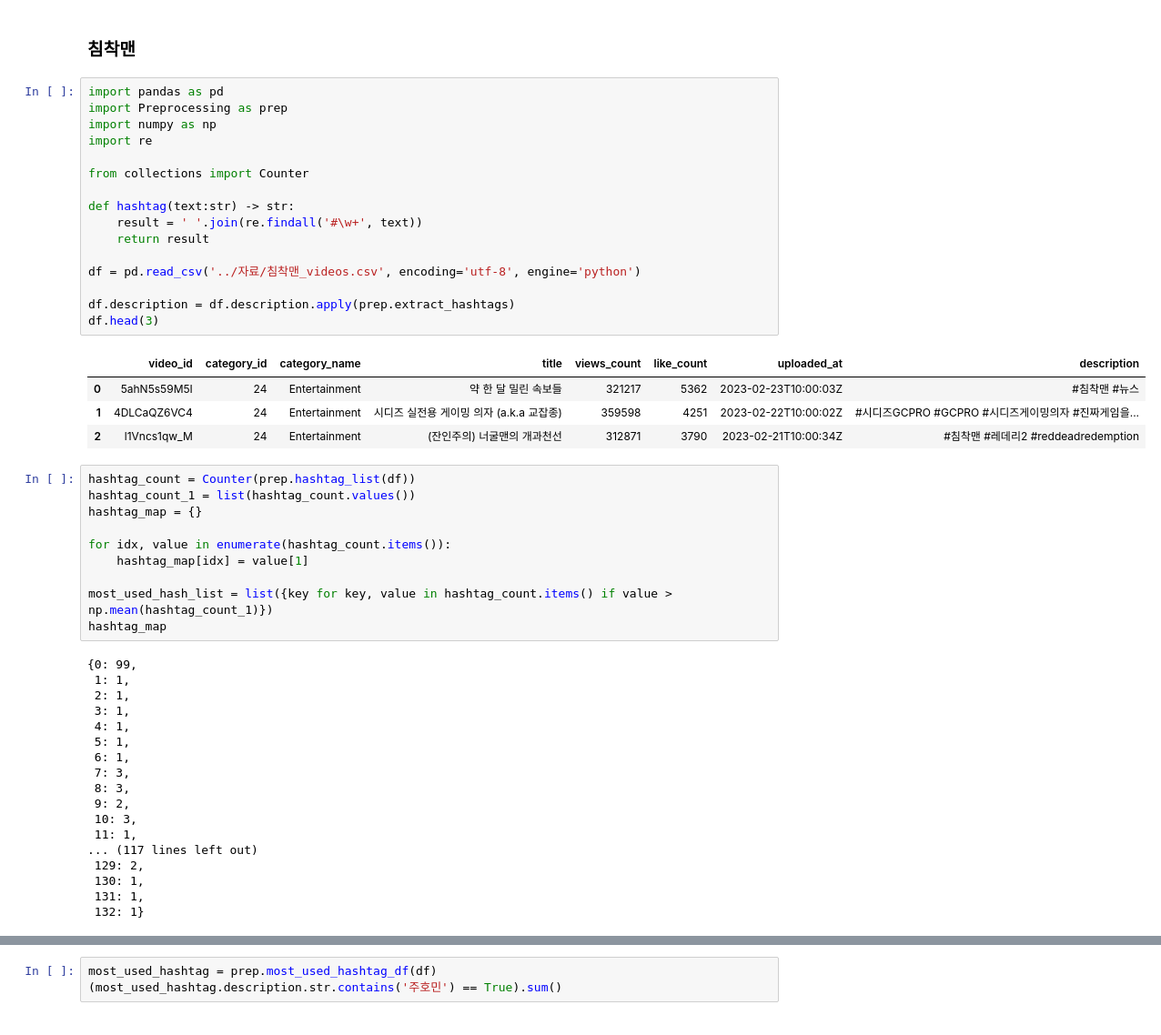
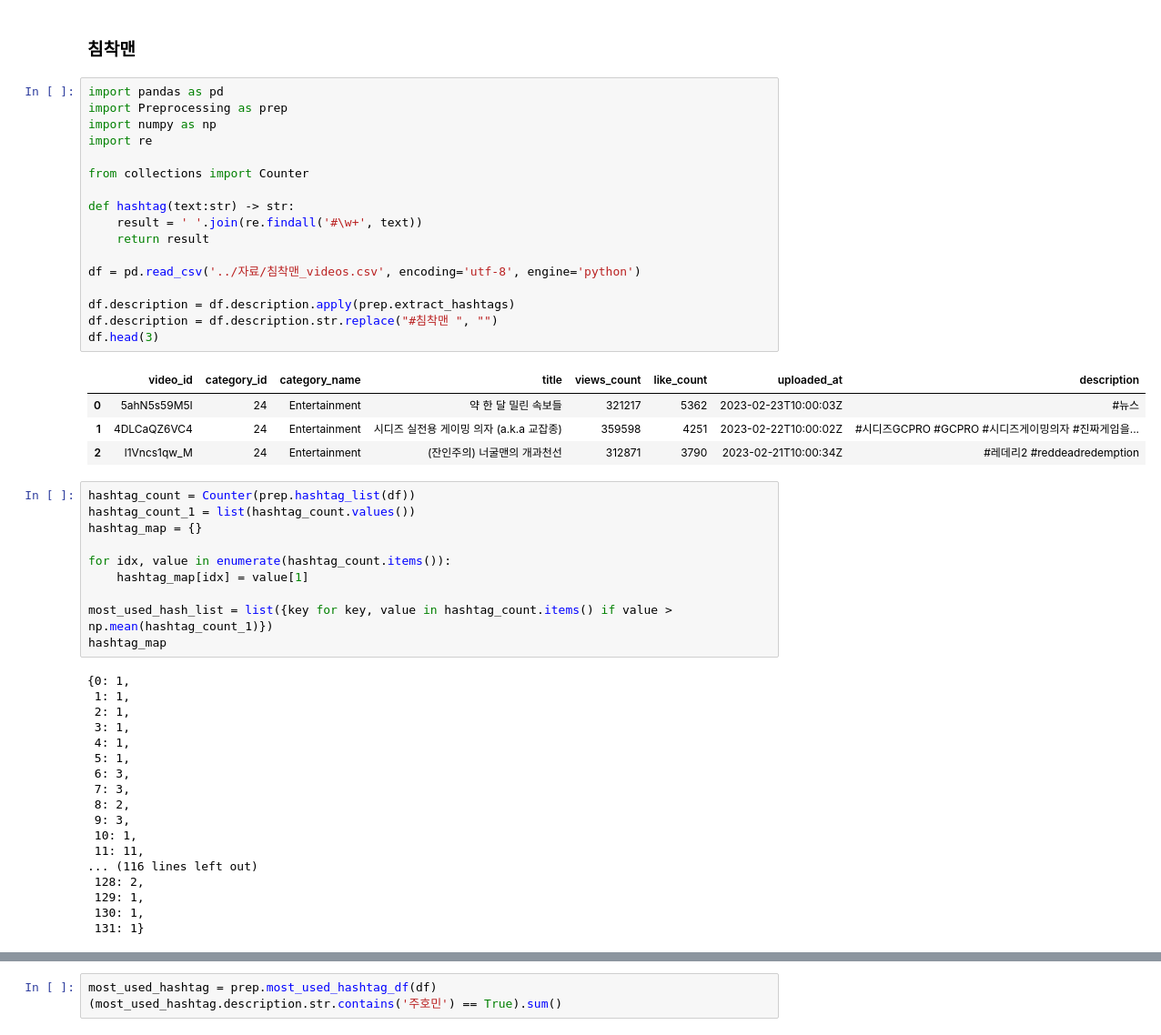
Before and after one commit to kimhyunso/coper-project, a Jupyter notebook: practice_analysis_dowon.ipynb, the cells around one changed output, grey strips where cells are left out. Shown at 91% size. Saved outputs shown, nothing was run; the diff lists cells and outputs as text.

```diff
--- a/practice_analysis_dowon.ipynb
+++ b/practice_analysis_dowon.ipynb
@@ -575,24 +575,25 @@ shorts_bool = df_gsic_videos.title.str.contains('#shorts')
 # %%
 import pandas as pd
 import Preprocessing as prep
 import numpy as np
 import re
 
 from collections import Counter
 
 def hashtag(text:str) -> str:
     result = ' '.join(re.findall('#\w+', text))
     return result
 
 df = pd.read_csv('../자료/침착맨_videos.csv', encoding='utf-8', engine='python')
 
 df.description = df.description.apply(prep.extract_hashtags)
+df.description = df.description.str.replace("#침착맨 ", "")
 df.head(3)
 # %% [output]
 |  | video_id | category_id | category_name | title | views_count | like_count | uploaded_at | description |
-| 0 | 5ahN5s59M5I | 24 | Entertainment | 약 한 달 밀린 속보들 | 321217 | 5362 | 2023-02-23T10:00:03Z | #침착맨 #뉴스 |
+| 0 | 5ahN5s59M5I | 24 | Entertainment | 약 한 달 밀린 속보들 | 321217 | 5362 | 2023-02-23T10:00:03Z | #뉴스 |
 | 1 | 4DLCaQZ6VC4 | 24 | Entertainment | 시디즈 실전용 게이밍 의자 (a.k.a 교잡종) | 359598 | 4251 | 2023-02-22T10:00:02Z | #시디즈GCPRO #GCPRO #시디즈게이밍의자 #진짜게임을... |
-| 2 | l1Vncs1qw_M | 24 | Entertainment | (잔인주의) 너굴맨의 개과천선 | 312871 | 3790 | 2023-02-21T10:00:34Z | #침착맨 #레데리2 #reddeadredemption |
+| 2 | l1Vncs1qw_M | 24 | Entertainment | (잔인주의) 너굴맨의 개과천선 | 312871 | 3790 | 2023-02-21T10:00:34Z | #레데리2 #reddeadredemption |
 # %%
 hashtag_count = Counter(prep.hashtag_list(df))
 hashtag_count_1 = list(hashtag_count.values())
@@ -604,23 +605,23 @@ for idx, value in enumerate(hashtag_count.items()):
 most_used_hash_list = list({key for key, value in hashtag_count.items() if value > np.mean(hashtag_count_1)})
 hashtag_map
 # %% [output]
-{0: 99,
+{0: 1,
  1: 1,
  2: 1,
  3: 1,
  4: 1,
  5: 1,
- 6: 1,
+ 6: 3,
  7: 3,
- 8: 3,
- 9: 2,
- 10: 3,
- 11: 1,
-... (117 lines left out)
- 129: 2,
+ 8: 2,
+ 9: 3,
+ 10: 1,
+ 11: 11,
+... (116 lines left out)
+ 128: 2,
+ 129: 1,
  130: 1,
- 131: 1,
- 132: 1}
+ 131: 1}
 # %%
 prep.hashtag_list(df)
 # %% [output]
```
Also changed, not shown: parts of 6 cells of this notebook, 1 other file.
